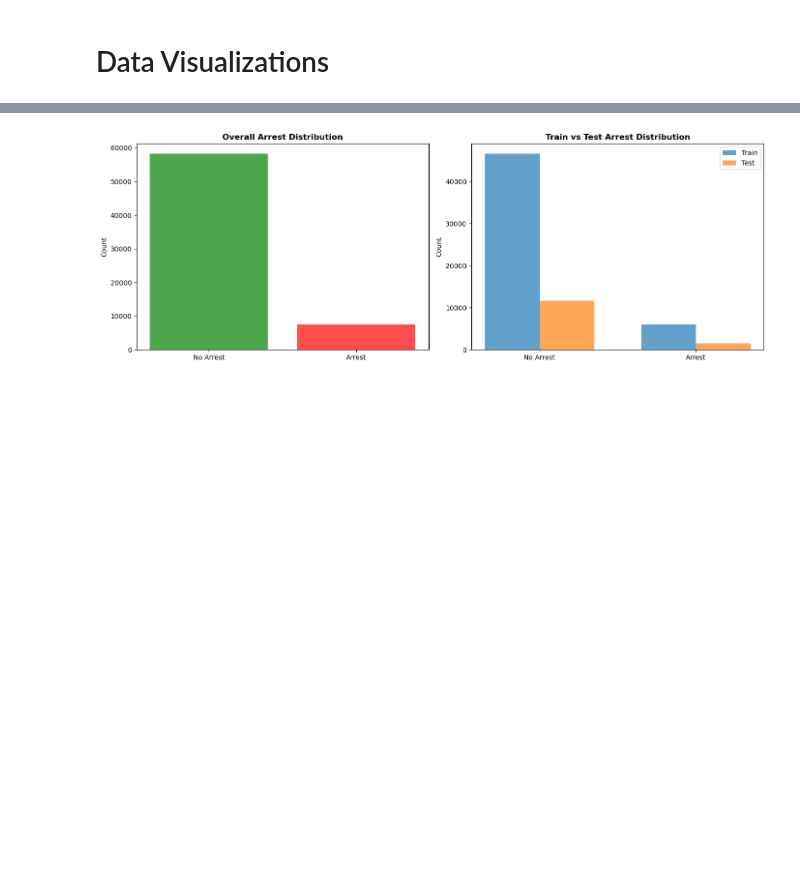
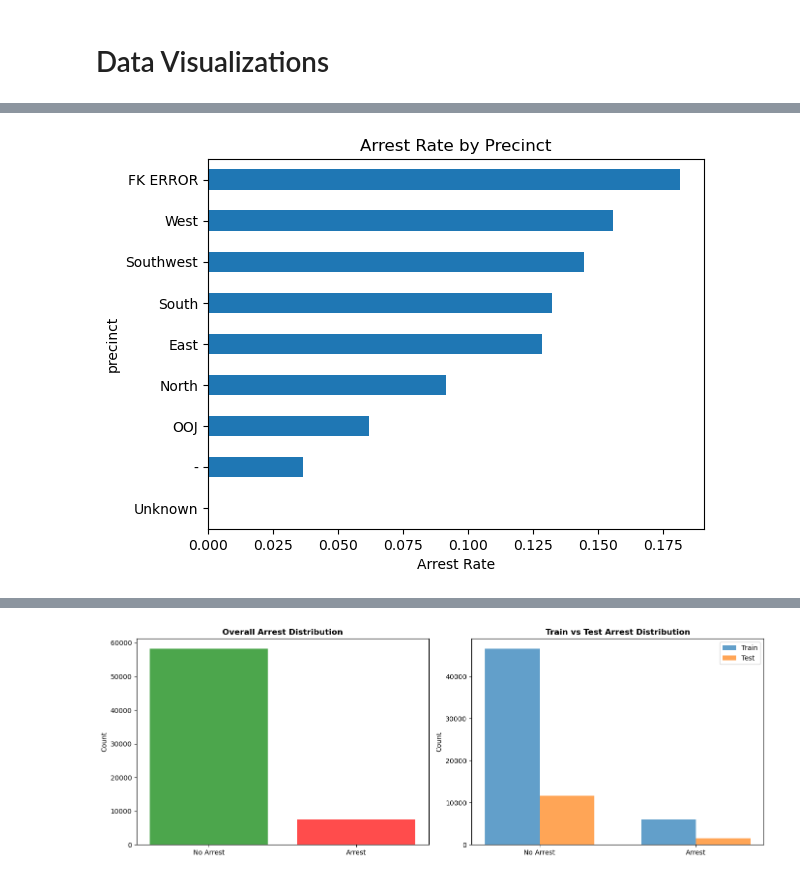
Before and after one commit to Felo-kip/Terrystops, a Jupyter notebook: index.ipynb, the cells around one changed output, grey strips where cells are left out. Drawn from its saved outputs; the diff is of its cells as text; code cells hidden in the pictures; blank space fills up the shorter version.

```diff
--- a/index.ipynb
+++ b/index.ipynb
@@ -222,0 +315,8 @@ Text(0, 0.5, 'Count')
+# %%
+plt.figure()
+df.groupby('precinct')['arrest_flag'].mean().sort_values().plot(kind='barh')
+plt.title("Arrest Rate by Precinct")
+plt.xlabel("Arrest Rate")
+plt.show()
+# %% [output]
+[figure, added]
```
Also changed, not shown: parts of 38 cells of this notebook.
